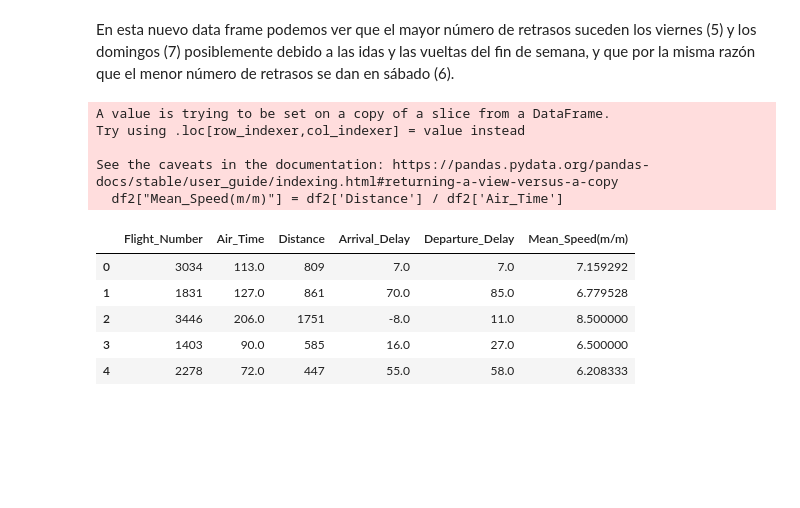
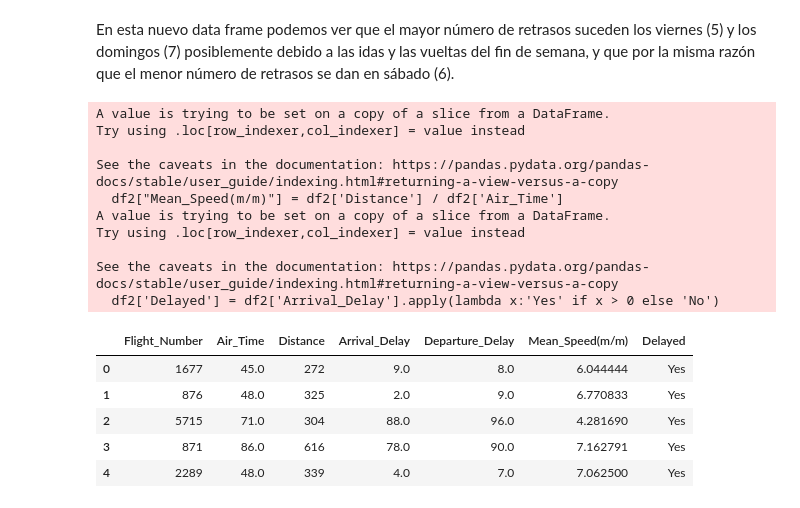
Before and after one commit to dcuxart/Ciencia_de_datos, a Jupyter notebook: Sprint_03_Tasca_02.ipynb, the cells around one changed output. Cells and saved outputs as stored; diff of their text form; code cells hidden in the pictures; blank space fills up the shorter version.

```diff
--- a/Sprint_03_Tasca_02.ipynb
+++ b/Sprint_03_Tasca_02.ipynb
@@ -128,22 +167,29 @@ df1_DayOfWeek_Delay.sort_values(by='Arrival_Delay', ascending=False)
 # %% [markdown]
 En esta nuevo data frame podemos ver que el mayor número de retrasos suceden los viernes (5) y los domingos (7) posiblemente debido a las idas y las vueltas del fin de semana, y que por la misma razón que el menor número de retrasos se dan en sábado (6).
 # %%
-### Crear columna velocidad mediana de los vuelos, ... ACABAT
+#------- EXERCICI 2 --- ACABAT
+### Crear columna velocidad mediana de los vuelos, si han llegado tarde o no...
 df2 = df[['Flight_Number', 'Air_Time', 'Distance', 'Arrival_Delay', 'Departure_Delay']]
 df2["Mean_Speed(m/m)"] = df2['Distance'] / df2['Air_Time']
+df2['Delayed'] = df2['Arrival_Delay'].apply(lambda x:'Yes' if x > 0 else 'No')
 df2.head()
 # %% [output]
 A value is trying to be set on a copy of a slice from a DataFrame.
 Try using .loc[row_indexer,col_indexer] = value instead
 
 See the caveats in the documentation: https://pandas.pydata.org/pandas-docs/stable/user_guide/indexing.html#returning-a-view-versus-a-copy
   df2["Mean_Speed(m/m)"] = df2['Distance'] / df2['Air_Time']
+A value is trying to be set on a copy of a slice from a DataFrame.
+Try using .loc[row_indexer,col_indexer] = value instead
+
+See the caveats in the documentation: https://pandas.pydata.org/pandas-docs/stable/user_guide/indexing.html#returning-a-view-versus-a-copy
+  df2['Delayed'] = df2['Arrival_Delay'].apply(lambda x:'Yes' if x > 0 else 'No')
-|  | Flight_Number | Air_Time | Distance | Arrival_Delay | Departure_Delay | Mean_Speed(m/m) |
-| 0 | 3034 | 113.0 | 809 | 7.0 | 7.0 | 7.159292 |
-| 1 | 1831 | 127.0 | 861 | 70.0 | 85.0 | 6.779528 |
-| 2 | 3446 | 206.0 | 1751 | -8.0 | 11.0 | 8.500000 |
-| 3 | 1403 | 90.0 | 585 | 16.0 | 27.0 | 6.500000 |
-| 4 | 2278 | 72.0 | 447 | 55.0 | 58.0 | 6.208333 |
+|  | Flight_Number | Air_Time | Distance | Arrival_Delay | Departure_Delay | Mean_Speed(m/m) | Delayed |
+| 0 | 1677 | 45.0 | 272 | 9.0 | 8.0 | 6.044444 | Yes |
+| 1 | 876 | 48.0 | 325 | 2.0 | 9.0 | 6.770833 | Yes |
+| 2 | 5715 | 71.0 | 304 | 88.0 | 96.0 | 4.281690 | Yes |
+| 3 | 871 | 86.0 | 616 | 78.0 | 90.0 | 7.162791 | Yes |
+| 4 | 2289 | 48.0 | 339 | 4.0 | 7.0 | 7.062500 | Yes |
 # %%
 #------- EXERCICI 2 --- ACABAT
 ### Fes una taula de les aerolínies amb més endarreriments acumulats.
```
Also changed, not shown: parts of 21 cells of this notebook.
